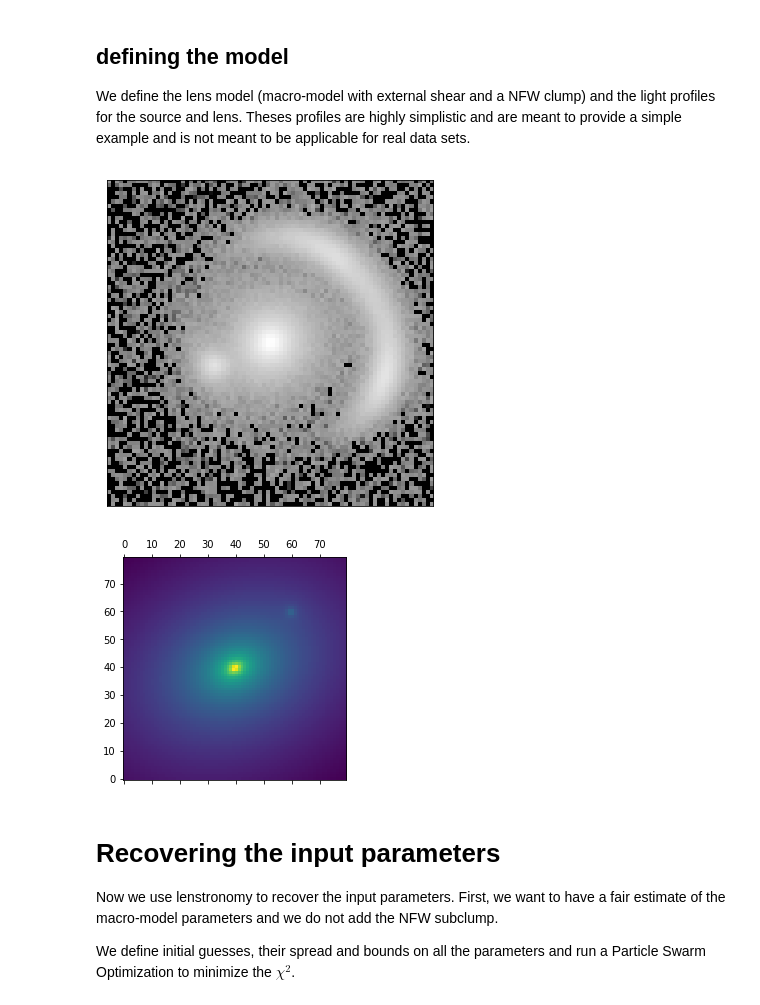
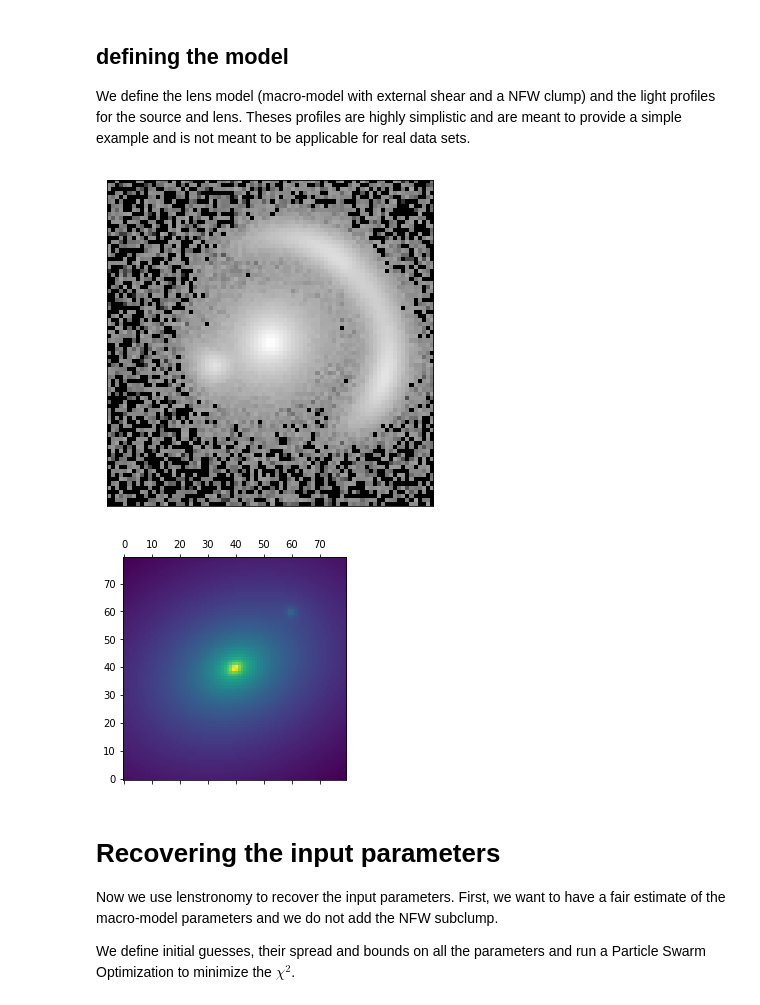
Before and after one commit to lenstronomy/lenstronomy-tutorials, a Jupyter notebook: lenstronomy_extensions/Notebooks/substructure_challenge_simple.ipynb, the cells around one changed output. Cells and saved outputs as stored; diff of their text form; code cells hidden in the pictures.

```diff
--- a/lenstronomy_extensions/Notebooks/substructure_challenge_simple.ipynb
+++ b/lenstronomy_extensions/Notebooks/substructure_challenge_simple.ipynb
@@ -87,7 +87,7 @@ psf_class = PSF(**kwargs_psf)
 We define the lens model (macro-model with external shear and a NFW clump) and the light profiles for the source and lens. Theses profiles are highly simplistic and are meant to provide a simple example and is not meant to be applicable for real data sets.
 # %%
 # lensing quantities
-kwargs_shear = {'e1': 0.0, 'e2': -0.05}  # shear values to the source plane
+kwargs_shear = {'gamma1': 0.0, 'gamma2': -0.05}  # shear values to the source plane
 kwargs_spemd = {'theta_E': 1.16, 'gamma': 1.95, 'center_x': 0.0, 'center_y': 0, 'e1': 0.1, 'e2': 0.1}  # parameters of the deflector lens model
 kwargs_nfw = {'alpha_Rs': 0.02, 'Rs': 0.1, 'center_x': 1., 'center_y': 1}
 # the lens model is a supperposition of an elliptical lens model with external shear
@@ -130,34 +130,34 @@ poisson = image_util.add_poisson(image_sim, exp_time=exp_time)
 bkg = image_util.add_background(image_sim, sigma_bkd=background_rms)
 image_sim = image_sim + bkg + poisson
 
 kwargs_data['image_data'] = image_sim
 data_class.update_data(image_sim)
 
 
 # display the initial simulated image
 cmap_string = 'gray'
 cmap = plt.get_cmap(cmap_string)
 cmap.set_bad(color='k', alpha=1.)
 cmap.set_under('k')
 
 v_min = -4
 v_max = 2
 
 f, axes = plt.subplots(1, 1, figsize=(6, 6), sharex=False, sharey=False)
 ax = axes
 im = ax.matshow(np.log10(image_sim), origin='lower', vmin=v_min, vmax=v_max, cmap=cmap, extent=[0, 1, 0, 1])
 ax.get_xaxis().set_visible(False)
 ax.get_yaxis().set_visible(False)
 ax.autoscale(False)
 plt.show()
 
 # and here we compute the convergence at each pixel position
 x_coords, y_coords = data_class.pixel_coordinates
 kappa = lens_model_class.kappa(util.image2array(x_coords), util.image2array(y_coords), kwargs_lens)
 plt.matshow(util.array2image(np.log10(kappa)), origin='lower')
 plt.show()
 # %% [output]
-[figure, old version]
+[figure, new version]
 [figure]
 # %% [markdown]
 # Recovering the input parameters
```
Also changed, not shown: parts of 6 cells of this notebook, 18 other files.
